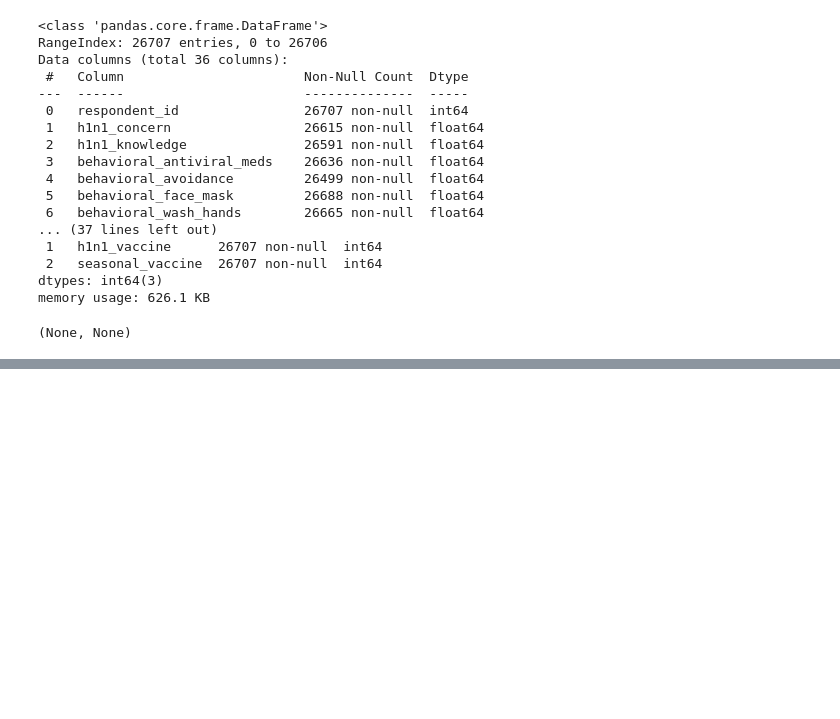
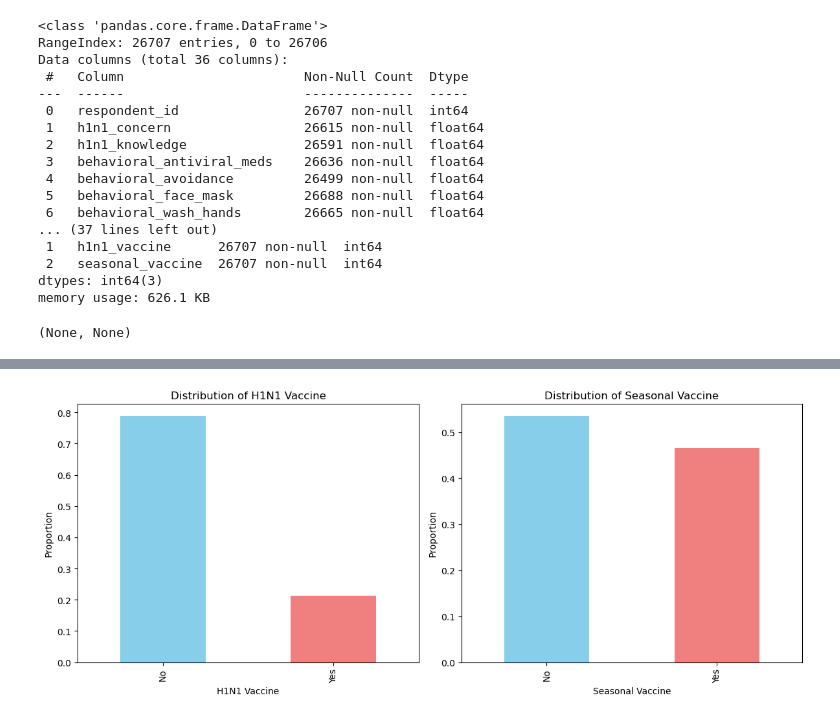
Before and after one commit to DrTechBro/Vaccine-Visions, a Jupyter notebook: index.ipynb, the cells around one changed output, grey strips where cells are left out. Drawn from its saved outputs; the diff is of its cells as text; code cells hidden in the pictures; blank space fills up the shorter version.

```diff
--- a/index.ipynb
+++ b/index.ipynb
@@ -361,0 +263,26 @@ This heatmap reinforces the conclusion from the Chi-square test that there is a
+# %%
+# Plot the distribution of the target variables
+fig, axes = plt.subplots(nrows=1, ncols=2, figsize=(12, 5))
+
+# Plot for h1n1_vaccine
+labels_df['h1n1_vaccine'].value_counts(normalize=True).plot(
+    kind='bar', ax=axes[0], color=['skyblue', 'lightcoral'])
+axes[0].set_title('Distribution of H1N1 Vaccine')
+axes[0].set_xlabel('H1N1 Vaccine')
+axes[0].set_ylabel('Proportion')
+axes[0].set_xticks([0, 1])
+axes[0].set_xticklabels(['No', 'Yes'])
+
+# Plot for seasonal_vaccine
+labels_df['seasonal_vaccine'].value_counts(normalize=True).plot(
+    kind='bar', ax=axes[1], color=['skyblue', 'lightcoral'])
+axes[1].set_title('Distribution of Seasonal Vaccine')
+axes[1].set_xlabel('Seasonal Vaccine')
+axes[1].set_ylabel('Proportion')
+axes[1].set_xticks([0, 1])
+axes[1].set_xticklabels(['No', 'Yes'])
+
+plt.tight_layout()
+plt.show()
+# %% [output]
+[figure, added]
```
Also changed, not shown: parts of 112 cells of this notebook.
